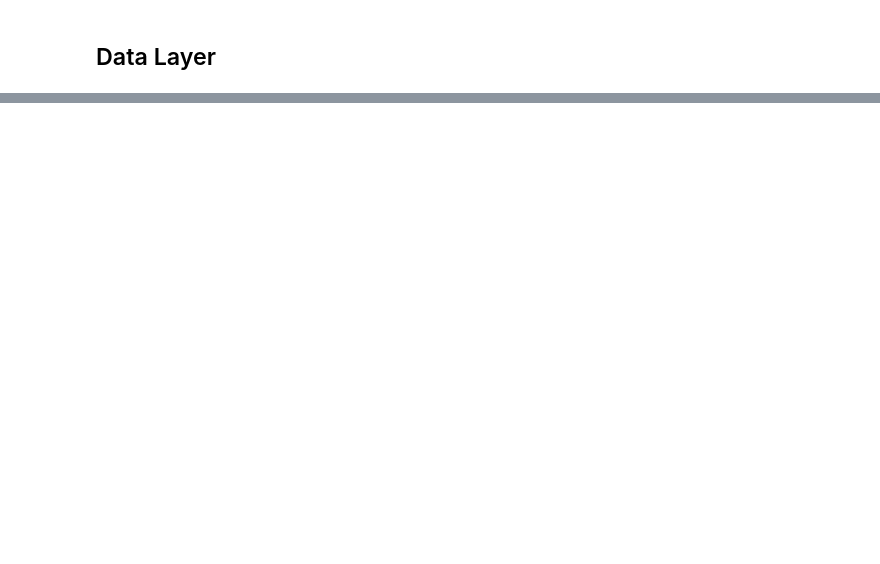
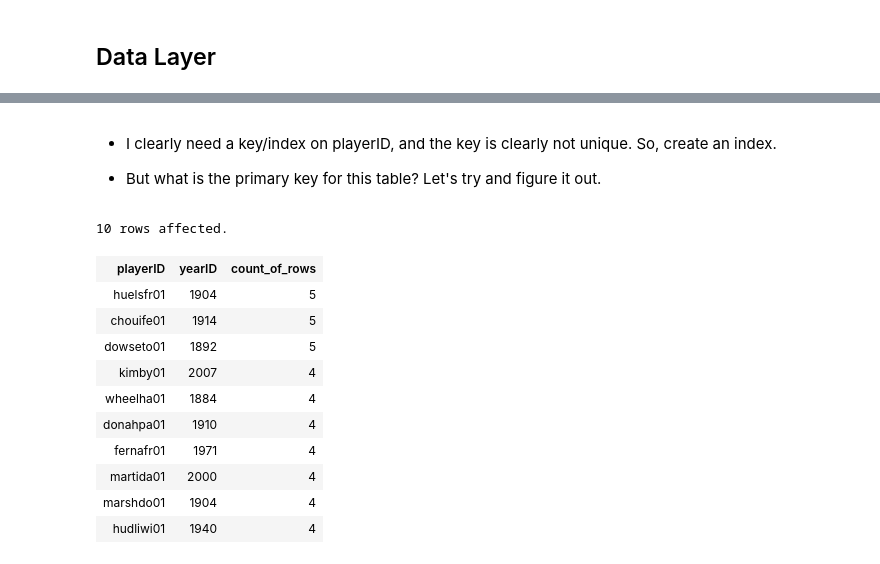
Before and after one commit to pow25/database, a Jupyter notebook: Notebooks/w4111-L3-f2018-RelationalAndWebV1.ipynb, the cells around one changed output, grey strips where cells are left out. Drawn from its saved outputs; the diff is of its cells as text; code cells hidden in the pictures; blank space fills up the shorter version.

```diff
--- a/Notebooks/w4111-L3-f2018-RelationalAndWebV1.ipynb
+++ b/Notebooks/w4111-L3-f2018-RelationalAndWebV1.ipynb
@@ -1277,0 +1129,21 @@ Returns
+# %% [markdown]
+- I clearly need a key/index on playerID, and the key is clearly not unique. So, create an index.
+
+
+- But what is the primary key for this table? Let's try and figure it out.
+# %%
+%sql select playerID, yearID, count(*) as count_of_rows from batting  \
+    group by playerID, yearID order by count_of_rows desc limit 10;
+# %% [output]
+10 rows affected.
+| playerID | yearID | count_of_rows |
+| huelsfr01 | 1904 | 5 |
+| chouife01 | 1914 | 5 |
+| dowseto01 | 1892 | 5 |
+| kimby01 | 2007 | 4 |
+| wheelha01 | 1884 | 4 |
+| donahpa01 | 1910 | 4 |
+| fernafr01 | 1971 | 4 |
+| martida01 | 2000 | 4 |
+| marshdo01 | 1904 | 4 |
+| hudliwi01 | 1940 | 4 |
```
Also changed, not shown: parts of 101 cells of this notebook, 43 other files.
